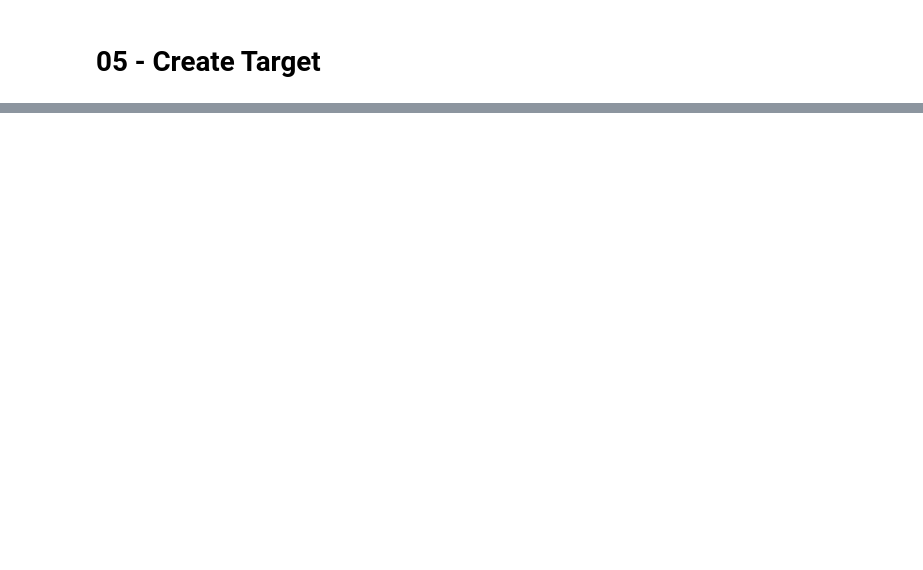
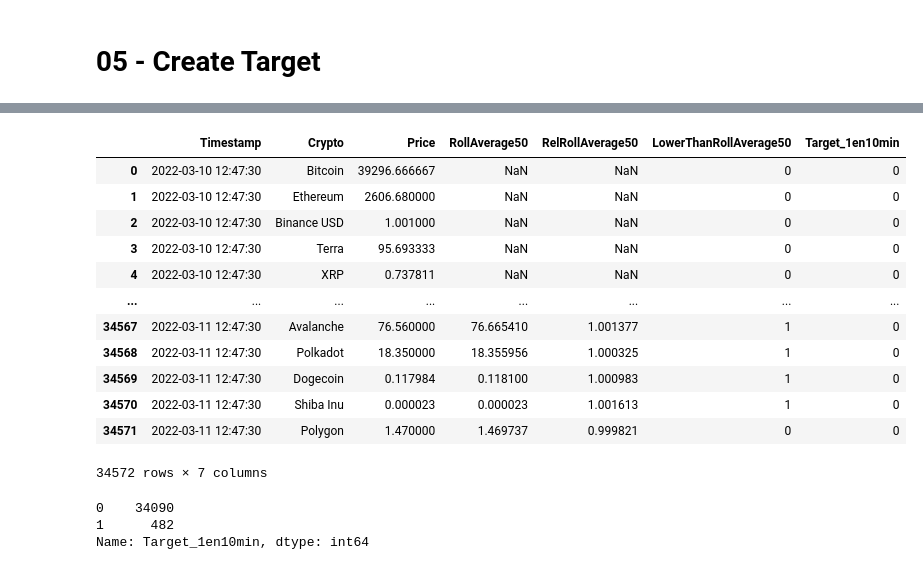
Before and after one commit to JotaBlanco/CryptoAlgoTrading, a Jupyter notebook: 02 - Features And Targets/00_Example_Variables_Creation.ipynb, the cells around one changed output, grey strips where cells are left out. Saved outputs shown, nothing was run; the diff lists cells and outputs as text; code cells hidden in the pictures; blank space fills up the shorter version.

```diff
--- a/02 - Features And Targets/00_Example_Variables_Creation.ipynb
+++ b/02 - Features And Targets/00_Example_Variables_Creation.ipynb
@@ -109,2 +158,5 @@ df = df.resample('30s').mean()
 # %% [markdown]
 # 04 - Create Variables
+# %%
+crypto_list = list(df['Crypto'].unique())
+crypto_list
@@ -110,0 +176,7 @@ df = df.resample('30s').mean()
+# %%
+# Moving average
+for crypto_i in crypto_list:
+  filter_crypto_i = df['Crypto']==crypto_i
+  df.loc[filter_crypto_i, 'RollAverage50'] = df.loc[filter_crypto_i, 'Price'].rolling(50, min_periods=None).mean()
+
+df
@@ -110,0 +197,4 @@ df = df.resample('30s').mean()
+# %%
+# Rel Moving Average
+df['RelRollAverage50'] = df['RollAverage50']/df['Price']
+df
@@ -110,0 +215,4 @@ df = df.resample('30s').mean()
+# %%
+# Rel Moving Average
+df['LowerThanRollAverage50'] = (df['Price']<df['RollAverage50']).astype(int)
+df
@@ -112,0 +251,24 @@ df = df.resample('30s').mean()
+# %%
+# Target subida 1%
+df['Target_1en10min'] = ((df['Price'].shift(-20*len(crypto_list))/df['Price']) > 1.01).astype(int)
+df
+# %% [output]
+|  | Timestamp | Crypto | Price | RollAverage50 | RelRollAverage50 | LowerThanRollAverage50 | Target_1en10min |
+| 0 | 2022-03-10 12:47:30 | Bitcoin | 39296.666667 | NaN | NaN | 0 | 0 |
+| 1 | 2022-03-10 12:47:30 | Ethereum | 2606.680000 | NaN | NaN | 0 | 0 |
+| 2 | 2022-03-10 12:47:30 | Binance USD | 1.001000 | NaN | NaN | 0 | 0 |
+| 3 | 2022-03-10 12:47:30 | Terra | 95.693333 | NaN | NaN | 0 | 0 |
+| 4 | 2022-03-10 12:47:30 | XRP | 0.737811 | NaN | NaN | 0 | 0 |
+| ... | ... | ... | ... | ... | ... | ... | ... |
+| 34567 | 2022-03-11 12:47:30 | Avalanche | 76.560000 | 76.665410 | 1.001377 | 1 | 0 |
+| 34568 | 2022-03-11 12:47:30 | Polkadot | 18.350000 | 18.355956 | 1.000325 | 1 | 0 |
+| 34569 | 2022-03-11 12:47:30 | Dogecoin | 0.117984 | 0.118100 | 1.000983 | 1 | 0 |
+| 34570 | 2022-03-11 12:47:30 | Shiba Inu | 0.000023 | 0.000023 | 1.001613 | 1 | 0 |
+| 34571 | 2022-03-11 12:47:30 | Polygon | 1.470000 | 1.469737 | 0.999821 | 0 | 0 |
+34572 rows × 7 columns
+# %%
+df['Target_1en10min'].value_counts()
+# %% [output]
+0    34090
+1      482
+Name: Target_1en10min, dtype: int64
```
Also changed, not shown: parts of 16 cells of this notebook.
